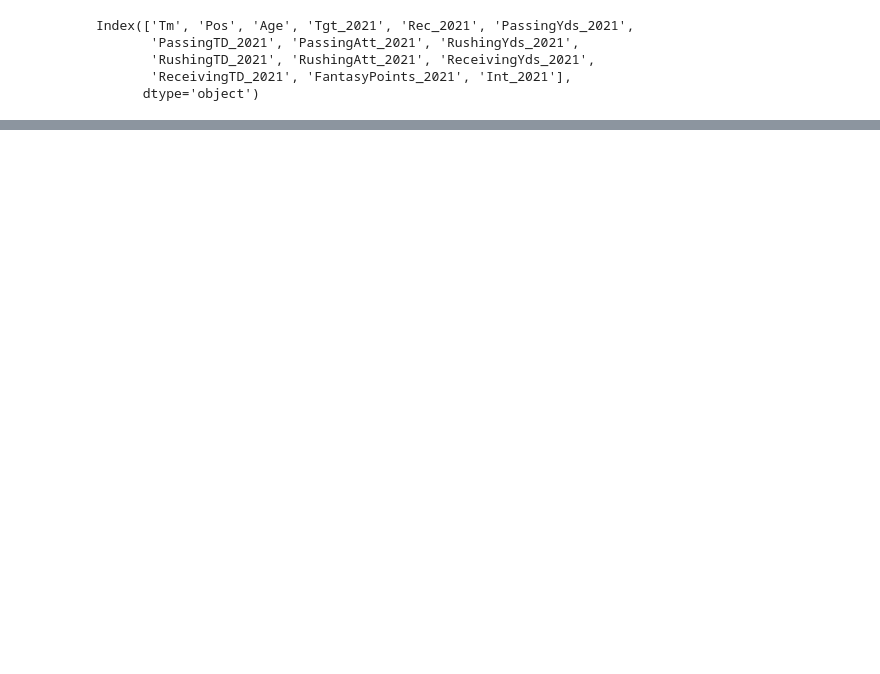
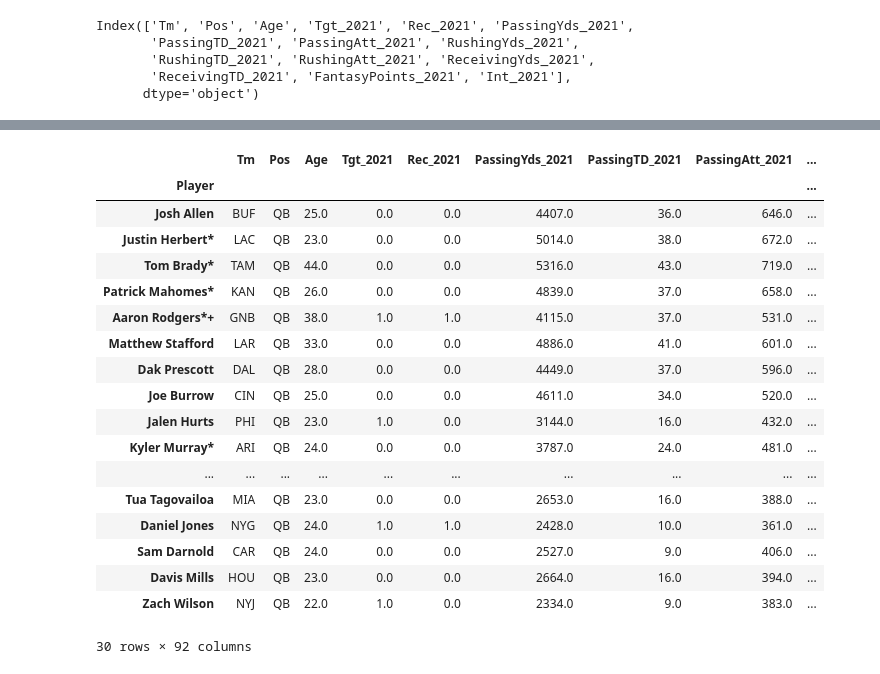
Before and after one commit to apalacios1/NFL_Fantasy_Points_Predictor-, a Jupyter notebook: Data.ipynb, the cells around one changed output, grey strips where cells are left out. Saved outputs shown, nothing was run; the diff lists cells and outputs as text; code cells hidden in the pictures; blank space fills up the shorter version.

```diff
--- a/Data.ipynb
+++ b/Data.ipynb
@@ -205,0 +233,22 @@ histogram_creator(df=RB_df, range=30, column='rush_attempt_2021')
+# %%
+QB_df.head(30)
+# %% [output]
+|  | Tm | Pos | Age | Tgt_2021 | Rec_2021 | PassingYds_2021 | PassingTD_2021 | PassingAtt_2021 | ... |
+| Player |  |  |  |  |  |  |  |  | ... |
+| Josh Allen | BUF | QB | 25.0 | 0.0 | 0.0 | 4407.0 | 36.0 | 646.0 | ... |
+| Justin Herbert* | LAC | QB | 23.0 | 0.0 | 0.0 | 5014.0 | 38.0 | 672.0 | ... |
+| Tom Brady* | TAM | QB | 44.0 | 0.0 | 0.0 | 5316.0 | 43.0 | 719.0 | ... |
+| Patrick Mahomes* | KAN | QB | 26.0 | 0.0 | 0.0 | 4839.0 | 37.0 | 658.0 | ... |
+| Aaron Rodgers*+ | GNB | QB | 38.0 | 1.0 | 1.0 | 4115.0 | 37.0 | 531.0 | ... |
+| Matthew Stafford | LAR | QB | 33.0 | 0.0 | 0.0 | 4886.0 | 41.0 | 601.0 | ... |
+| Dak Prescott | DAL | QB | 28.0 | 0.0 | 0.0 | 4449.0 | 37.0 | 596.0 | ... |
+| Joe Burrow | CIN | QB | 25.0 | 0.0 | 0.0 | 4611.0 | 34.0 | 520.0 | ... |
+| Jalen Hurts | PHI | QB | 23.0 | 1.0 | 0.0 | 3144.0 | 16.0 | 432.0 | ... |
+| Kyler Murray* | ARI | QB | 24.0 | 0.0 | 0.0 | 3787.0 | 24.0 | 481.0 | ... |
+| ... | ... | ... | ... | ... | ... | ... | ... | ... | ... |
+| Tua Tagovailoa | MIA | QB | 23.0 | 0.0 | 0.0 | 2653.0 | 16.0 | 388.0 | ... |
+| Daniel Jones | NYG | QB | 24.0 | 1.0 | 1.0 | 2428.0 | 10.0 | 361.0 | ... |
+| Sam Darnold | CAR | QB | 24.0 | 0.0 | 0.0 | 2527.0 | 9.0 | 406.0 | ... |
+| Davis Mills | HOU | QB | 23.0 | 0.0 | 0.0 | 2664.0 | 16.0 | 394.0 | ... |
+| Zach Wilson | NYJ | QB | 22.0 | 1.0 | 0.0 | 2334.0 | 9.0 | 383.0 | ... |
+30 rows × 92 columns
```
Also changed, not shown: parts of 9 cells of this notebook.
